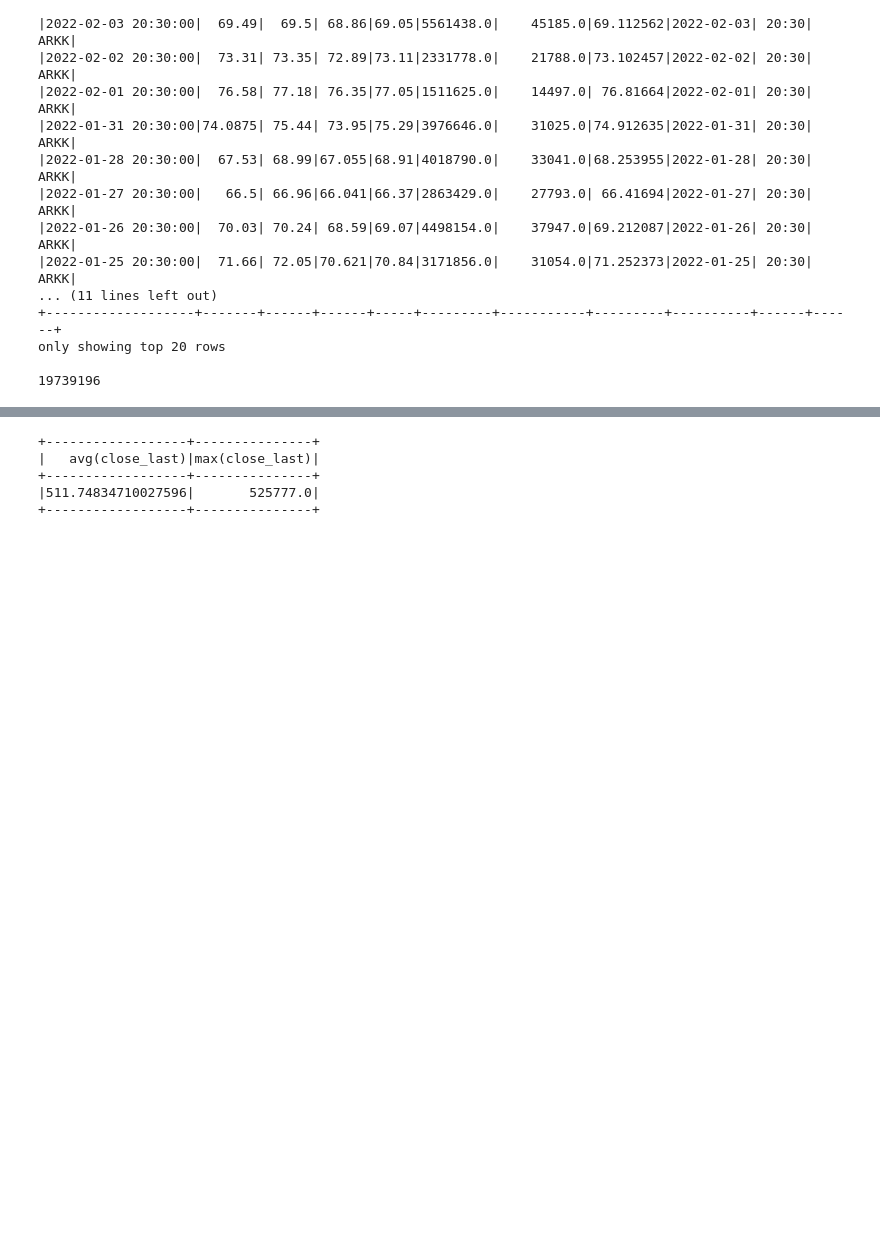
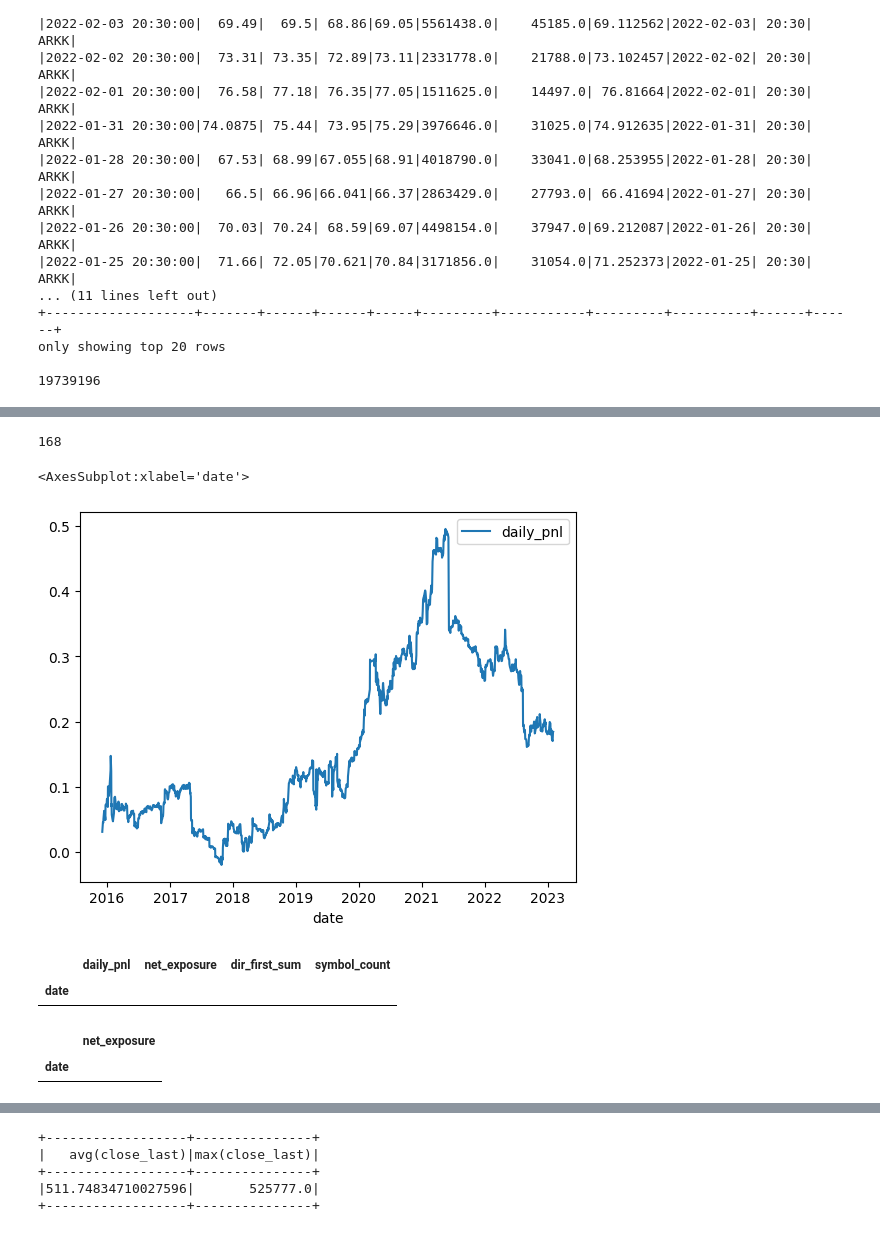
Before and after one commit to aws-samples/quant-research, a Jupyter notebook: src/notebooks/quant_research_examples/intraday_momentum.ipynb, the cells around one changed output, grey strips where cells are left out. Cells and saved outputs as stored; diff of their text form; code cells hidden in the pictures; blank space fills up the shorter version.

```diff
--- a/src/notebooks/quant_research_examples/intraday_momentum.ipynb
+++ b/src/notebooks/quant_research_examples/intraday_momentum.ipynb
@@ -904,0 +931,24 @@ date
+# %%
+daily_pnl_df=first_last_df.groupBy('date').agg(py_f.sum('symbol_daily_pnl').alias('daily_pnl')
+                                              ,py_f.round(py_f.sum('net_exposure'),0).alias('net_exposure')
+                                              ,py_f.sum('dir_first').alias('dir_first_sum')
+                                              ,py_f.count('dir_first').alias('symbol_count')
+                                              )
+print(daily_pnl_df.where("abs(net_exposure)>0.1").count())
+
+daily_pnl_df=daily_pnl_df.where("abs(net_exposure)<0.1")
+#daily_pnl_df.count()
+#daily_pnl_df.coalesce(1).repartition(1).write\
+#            .option("header",True)\
+#            .mode("overwrite")\
+#            .parquet(f's3://fsidatalake/study/intrday_mom/{study_ts}.csv')
+############
+daily_pnl_pd=daily_pnl_pd=daily_pnl_df.toPandas().set_index('date').sort_index()
+if False:
+    daily_pnl_pd=daily_pnl_pd.rename(
+        columns={'daily_pnl':f'daily_pnl_{pnl_rank_lower_bound}_{turnover_bound}',
+                 'top_pnl_turnover_pct':f'top_pnl_turnover_pct_{pnl_rank_lower_bound}_{turnover_bound}',
+                 'net_exposure':f'net_exposure_{pnl_rank_lower_bound}_{turnover_bound}'}
+                                    )
+# %% [output]
+168
@@ -904,0 +961,17 @@ date
+# %%
+pnl_cols = [i for i in daily_pnl_pd if 'daily_pnl' in i]
+daily_pnl_pd[pnl_cols].cumsum().plot()
+# %% [output]
+<AxesSubplot:xlabel='date'>
+[figure, added]
+# %%
+daily_pnl_pd[daily_pnl_pd['net_exposure']!=0]
+# %% [output]
+|  | daily_pnl | net_exposure | dir_first_sum | symbol_count |
+| date |  |  |  |  |
+# %%
+pnl_cols = [i for i in daily_pnl_pd if 'net' in i]
+daily_pnl_pd[daily_pnl_pd.index==datetime.date(2020, 3, 20)][pnl_cols]
+# %% [output]
+|  | net_exposure |
+| date |  |
```
Also changed, not shown: parts of 35 cells of this notebook, 4 other files.
